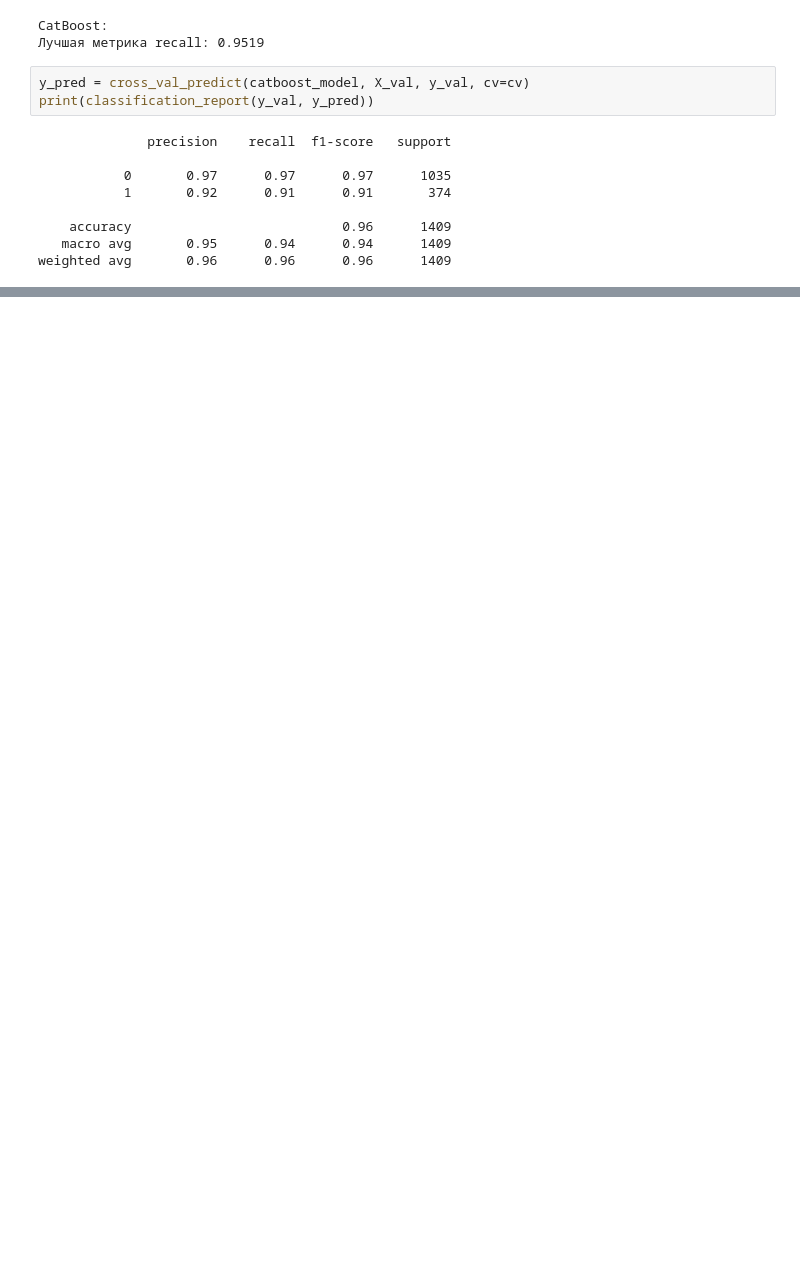
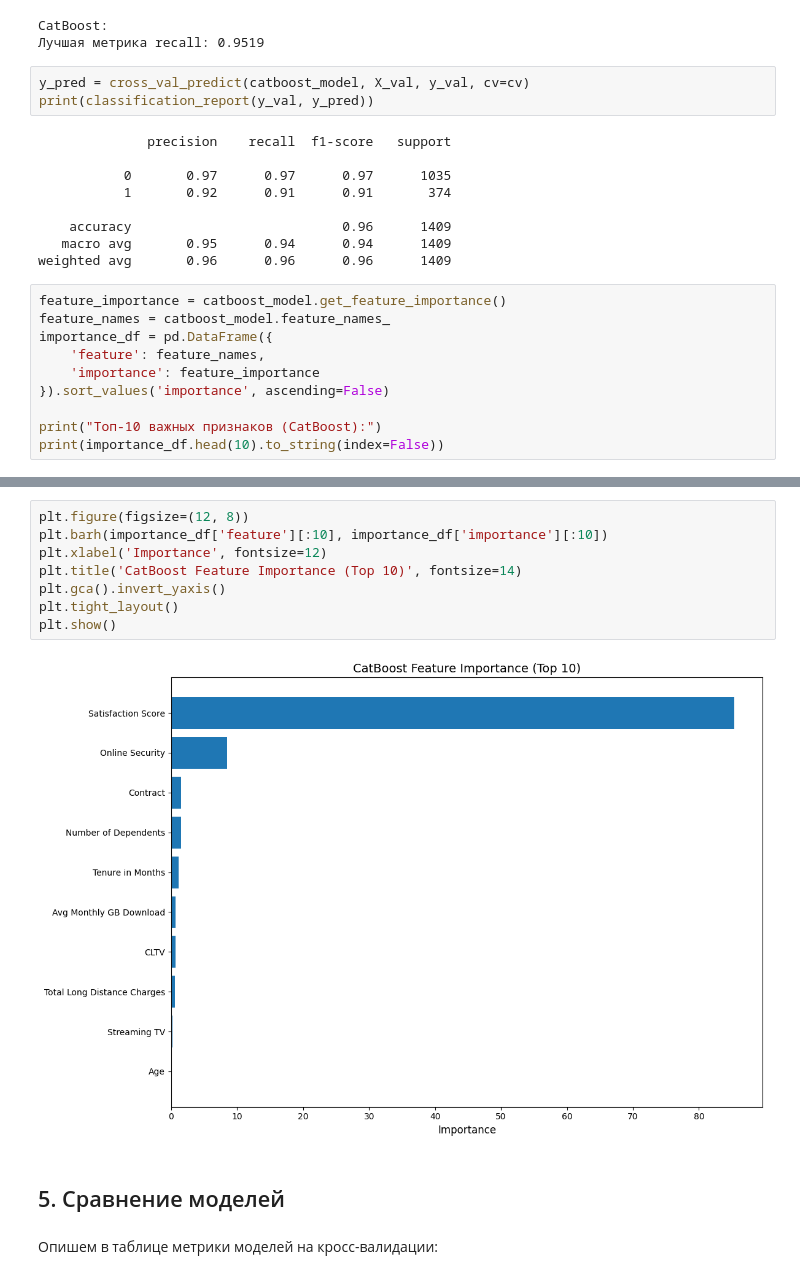
Before and after one commit to Valuxalo/ML_telco_customer_churn, a Jupyter notebook: notebooks/ML.ipynb, the cells around one changed output, grey strips where cells are left out. Saved outputs shown, nothing was run; the diff lists cells and outputs as text; blank space fills up the shorter version.

Commit message:
add feature importance and functions

```diff
--- a/notebooks/ML.ipynb
+++ b/notebooks/ML.ipynb
@@ -225,3 +249,13 @@ print(classification_report(y_val, y_pred))
     accuracy                           0.96      1409
    macro avg       0.95      0.94      0.94      1409
 weighted avg       0.96      0.96      0.96      1409
+# %%
+feature_importance = catboost_model.get_feature_importance()
+feature_names = catboost_model.feature_names_
+importance_df = pd.DataFrame({
+    'feature': feature_names,
+    'importance': feature_importance
+}).sort_values('importance', ascending=False)
+
+print("Топ-10 важных признаков (CatBoost):")
+print(importance_df.head(10).to_string(index=False))
@@ -227,0 +275,14 @@ weighted avg       0.96      0.96      0.96      1409
+# %%
+plt.figure(figsize=(12, 8))
+plt.barh(importance_df['feature'][:10], importance_df['importance'][:10])
+plt.xlabel('Importance', fontsize=12)
+plt.title('CatBoost Feature Importance (Top 10)', fontsize=14)
+plt.gca().invert_yaxis()
+plt.tight_layout()
+plt.show()
+# %% [output]
+[figure, added]
+# %% [markdown]
+## 5. Сравнение моделей
+# %% [markdown]
+Опишем в таблице метрики моделей на кросс-валидации:
```
Also changed, not shown: parts of 12 cells of this notebook, 10 other files.
